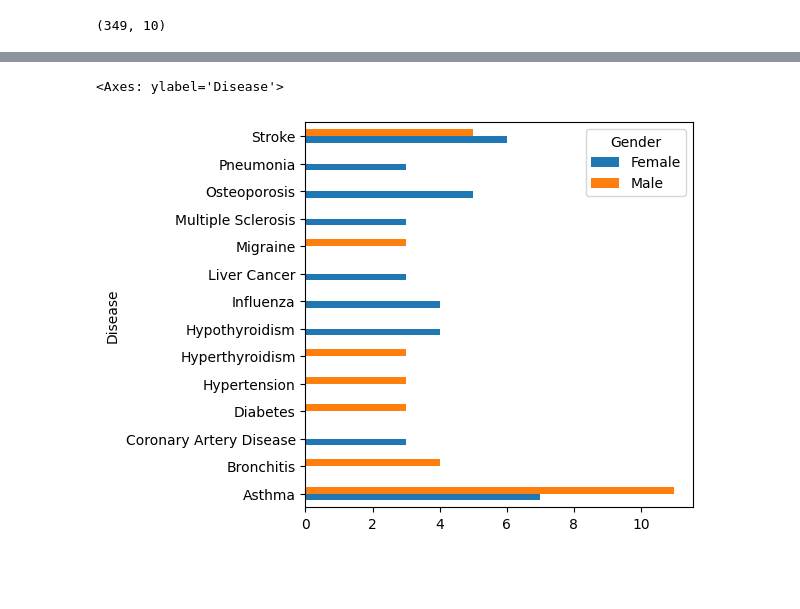
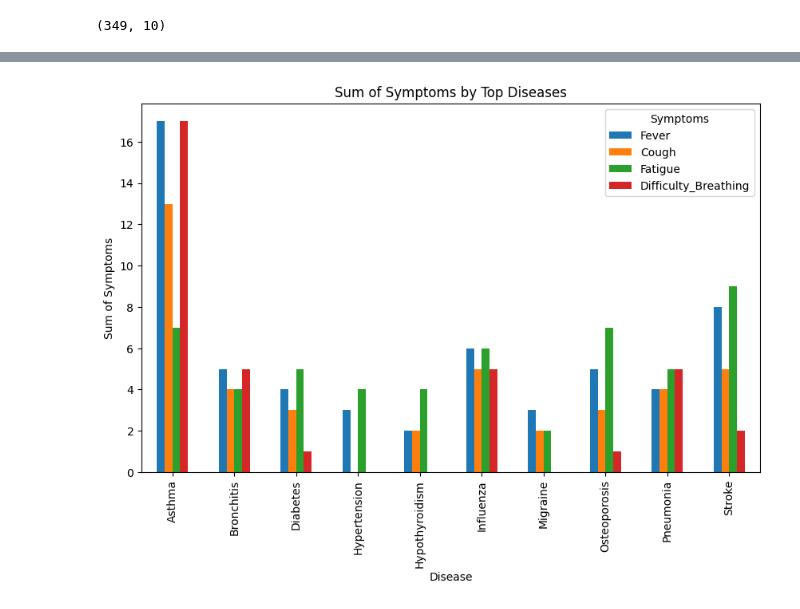
Before and after one commit to TsoiEn/newML, a Jupyter notebook: backend/ml_model/analysis.ipynb, the cells around one changed output, grey strips where cells are left out. Cells and saved outputs as stored; diff of their text form; code cells hidden in the pictures; blank space fills up the shorter version.

```diff
--- a/backend/ml_model/analysis.ipynb
+++ b/backend/ml_model/analysis.ipynb
@@ -91,6 +31,16 @@ p = df[df.Outcome_Variable == 'Positive'].copy()
-# %%
-t = p.groupby(['Disease','Gender']).size()
-t[t > 2].unstack().plot(kind='barh', figsize=(5,5))
-# %% [output]
-<Axes: ylabel='Disease'>
-[figure, removed]
+# %%
+# Visualization 1: Histogram for sum of symptoms by top diseases
+symptom_sum = (
+    p[p.Disease.isin(p.Disease.value_counts().nlargest(10).index)]
+    .groupby('Disease')[cols]
+    .sum()
+)
+
+symptom_sum.plot(kind='bar', figsize=(10, 6))
+plt.title('Sum of Symptoms by Top Diseases')
+plt.ylabel('Sum of Symptoms')
+plt.xlabel('Disease')
+plt.legend(title='Symptoms')
+plt.show()
+# %% [output]
+[figure, added]
```
Also changed, not shown: parts of 21 cells of this notebook.
